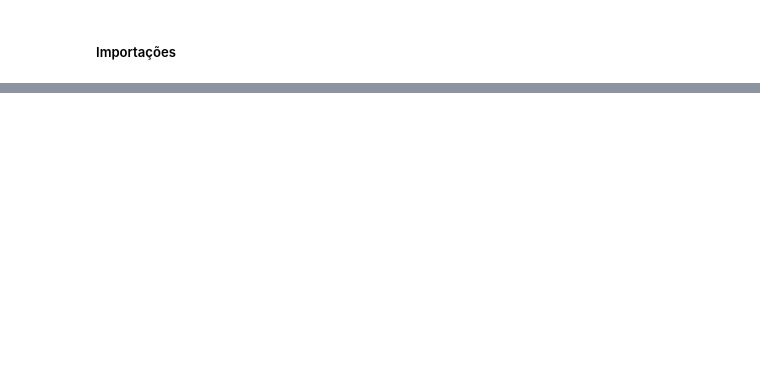
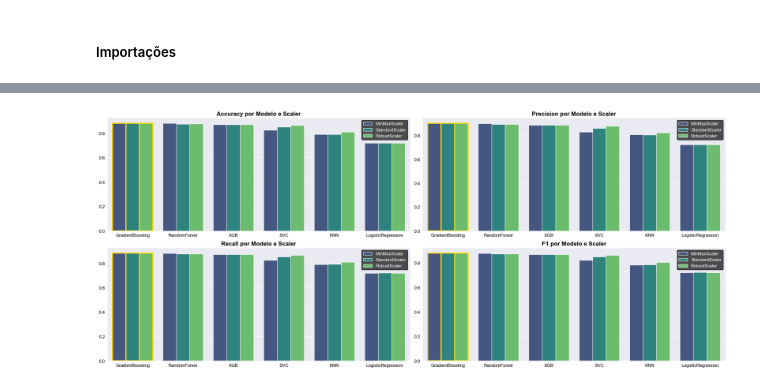
Before and after one commit to CaioViegas/deteccao_fraude, a Jupyter notebook: notebooks/04_model_selection.ipynb, the cells around one changed output, grey strips where cells are left out. Drawn from its saved outputs; the diff is of its cells as text; code cells hidden in the pictures; blank space fills up the shorter version.

```diff
--- a/notebooks/04_model_selection.ipynb
+++ b/notebooks/04_model_selection.ipynb
@@ -35,0 +156,29 @@ Index(['ohe__protocol_type_ICMP', 'ohe__protocol_type_TCP',
+# %%
+fig, axes = plt.subplots(2, 2, figsize=(24, 10))
+axes = axes.flatten()
+
+for i, metric in enumerate(metrics):
+    ax = axes[i]
+    sns.barplot(data=results_df, x='Model', y=metric, hue='Scaler', ax=ax, palette="viridis")
+
+    max_val = results_df[metric].max()
+    for p in ax.patches:
+        if p.get_height() == max_val:
+            p.set_edgecolor('gold')
+            p.set_linewidth(3)
+
+    ax.set_title(f"{metric} por Modelo e Scaler", fontsize=16, color='black', weight='bold')
+    ax.set_xlabel("")
+    ax.set_ylabel("")
+
+    ax.tick_params(axis='x', rotation=0, colors='black', labelsize=12)
+    ax.tick_params(axis='y', colors='black', labelsize=12)
+
+    leg = ax.legend(title='', loc='best', facecolor='#222222', edgecolor='black', fontsize=12, title_fontsize=13)
+    for text in leg.get_texts():
+        text.set_color("white")
+
+plt.tight_layout()
+plt.show()
+# %% [output]
+[figure, added]
```
Also changed, not shown: parts of 19 cells of this notebook, 3 other files.
